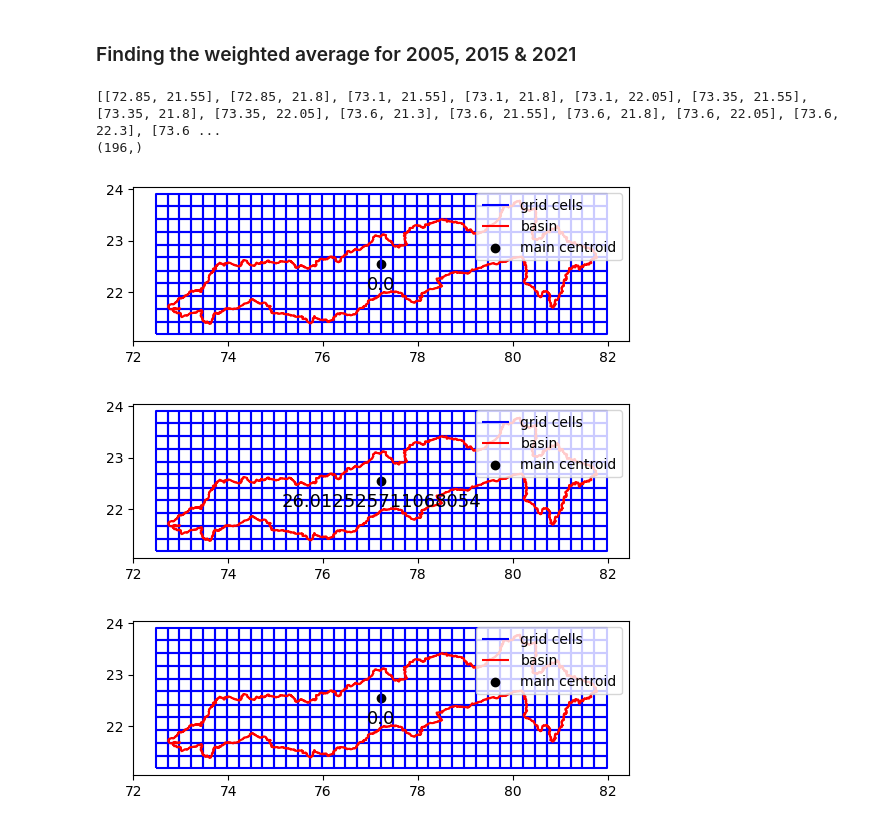
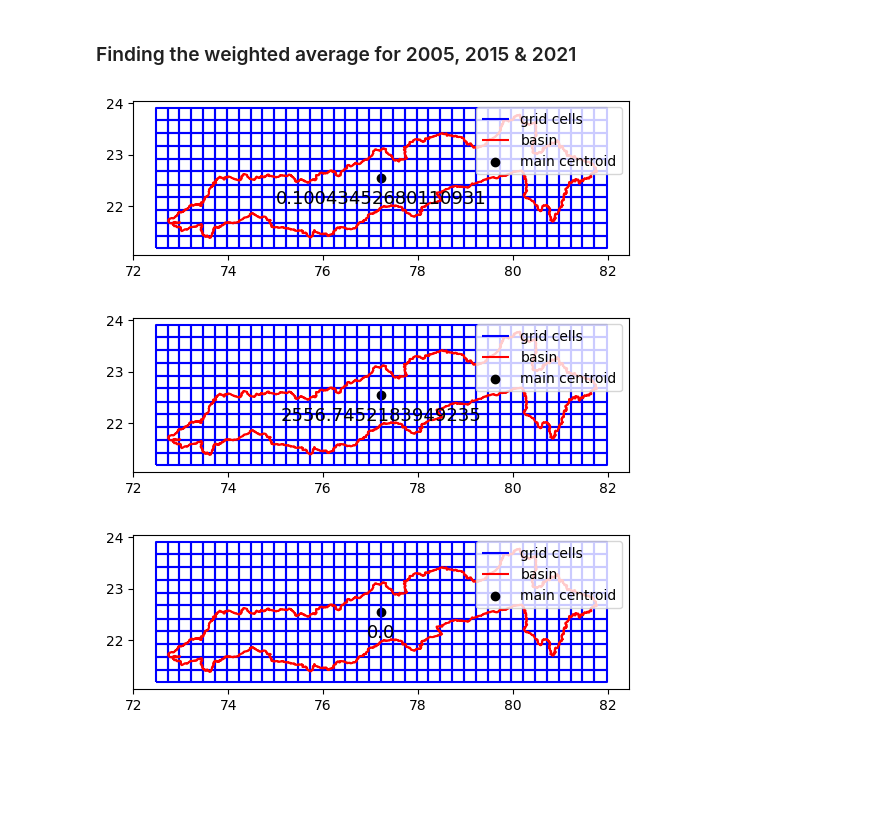
Before and after one commit to sonjaove/ML-hands-on, a Jupyter notebook: crop_the_data (1).ipynb, the cells around one changed output. Drawn from its saved outputs; the diff is of its cells as text; code cells hidden in the pictures; blank space fills up the shorter version.

```diff
--- a/crop_the_data (1).ipynb
+++ b/crop_the_data (1).ipynb
@@ -420,0 +442,5 @@ gdf
+# %%
+completely_inside = grid_gdf['geometry'].within(gdf.iloc[0]['geometry'])
+completely_inside_indices = [index for index, inside in enumerate(grid_gdf['geometry'].within(gdf.iloc[0]['geometry'])) if inside]
+completely_inside_indices
+#len(completely_inside_indices)
@@ -456,0 +515,7 @@ intersecting_cells
+# %%
+intersecting_cells['intersection_type'] = 0  # Initialize all values to 0
+
+for index in completely_inside_indices:
+    intersecting_cells.loc[index, 'intersection_type'] = 1
+
+intersecting_cells['intersection_type']
@@ -462,6 +540,13 @@ Index([ 12,  13,  23,  24,  25,  34,  35,  36,  44,  45,
        ...
        380, 381, 382, 390, 391, 392, 401, 402, 412, 413],
       dtype='int64', length=196)
+# %%
+intersecting_cells['intersection_area']=pd.NA
+for i in l:
+    if intersecting_cells['intersection_type'][i]==1:
+        intersecting_cells['intersection_area']=A
+    else:
+        intersecting_cells.loc[i, 'intersection_area'] = intersecting_cells.loc[i, 'geometry'].intersection(gdf.loc[intersecting_cells.loc[i, 'index_right'], 'geometry']).area
 # %%
 grid_cell[12]
 # %% [output]
@@ -689,12 +783,11 @@ plt.show()
 # %% [markdown]
 ### Finding the weighted average for 2005, 2015 & 2021
 # %%
-temp=[]
-for i in range(196):
-    temp.append([rain_coords['longitude centroids'][i],rain_coords['latitude centroids'][i]])
-print(temp)
-print(rain_coords['rain_2005'].shape)
+#temp=[]
+#for i in range(196):
+#    temp.append([rain_coords['longitude centroids'][i],rain_coords['latitude centroids'][i]])
+#print(temp)
+#print(rain_coords['rain_2005'].shape)
-# %% [output]
-[[72.85, 21.55], [72.85, 21.8], [73.1, 21.55], [73.1, 21.8], [73.1, 22.05], [73.35, 21.55], [73.35, 21.8], [73.35, 22.05], [73.6, 21.3], [73.6, 21.55], [73.6, 21.8], [73.6, 22.05], [73.6, 22.3], [73.6 ...
-(196,)
+# %%
+main_cent_value={'2005':rain_coords['rain_2005'].sum(),'2015':rain_coords['rain_2015'].sum(),'2021':rain_coords['rain_2021'].sum()}
 # %%
@@ -704,21 +797,21 @@ weighted_avg={'2005':sci.griddata(temp,rain_coords['rain_2005'],cords,method='li
 # %%
 # for 2005
 fig, ax = plt.subplots()
 # Plot grid cells boundary
 grid_gdf.boundary.plot(ax=ax, color='blue', label='grid cells')
 # Plot basin boundary
 gdf.boundary.plot(ax=ax, color='red', label='basin')
 # Plot main centroid
 ax.scatter(main_centorid_lon, main_centorid_lat, color='black', label='main centroid')
 # Add label or annotation for the main centroid point
-main_centroid_value=weighted_avg['2005']
+main_centroid_value=main_cent_value['2005']
 text_offset = 0.5
 ax.text(main_centorid_lon, main_centorid_lat-text_offset, f'{main_centroid_value}', color='black', fontsize=13, ha='center')
 
 plt.legend()
 plt.show()
 # %% [output]
-[figure, old version]
+[figure, new version]
 # %%
 # for 2015
 fig, ax = plt.subplots()
@@ -729,13 +822,13 @@ gdf.boundary.plot(ax=ax, color='red', label='basin')
 # Plot main centroid
 ax.scatter(main_centorid_lon, main_centorid_lat, color='black', label='main centroid')
 # Add label or annotation for the main centroid point
-main_centroid_value=weighted_avg['2015']
+main_centroid_value=main_cent_value['2015']
 text_offset = 0.5
 ax.text(main_centorid_lon, main_centorid_lat-text_offset, f'{main_centroid_value}', color='black', fontsize=13, ha='center')
 plt.legend()
 plt.show()
 # %% [output]
-[figure, old version]
+[figure, new version]
 # %%
 # for 2021
 fig, ax = plt.subplots()
```
Also changed, not shown: parts of 12 cells of this notebook, 1 other file.
